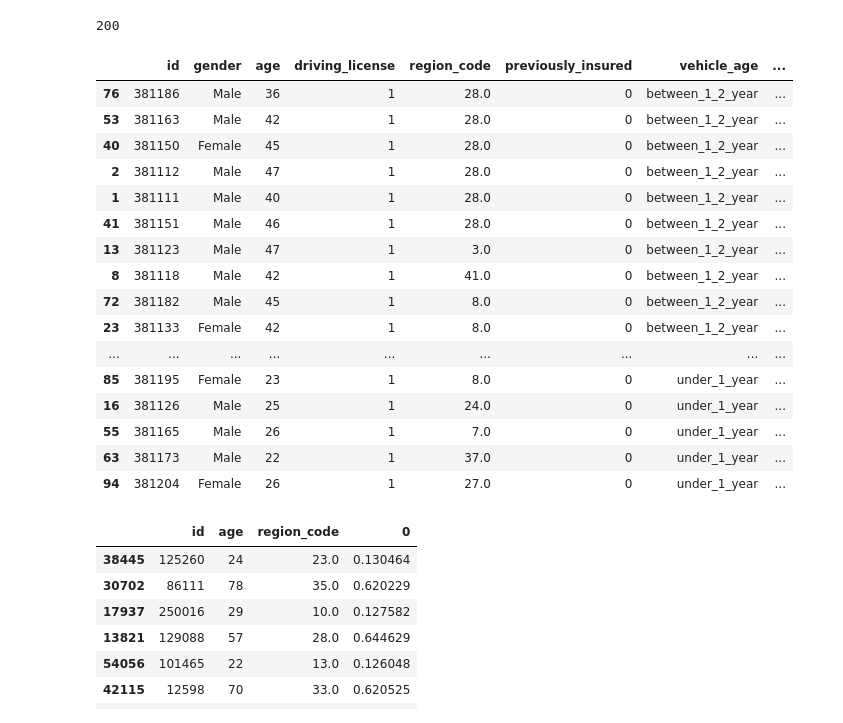
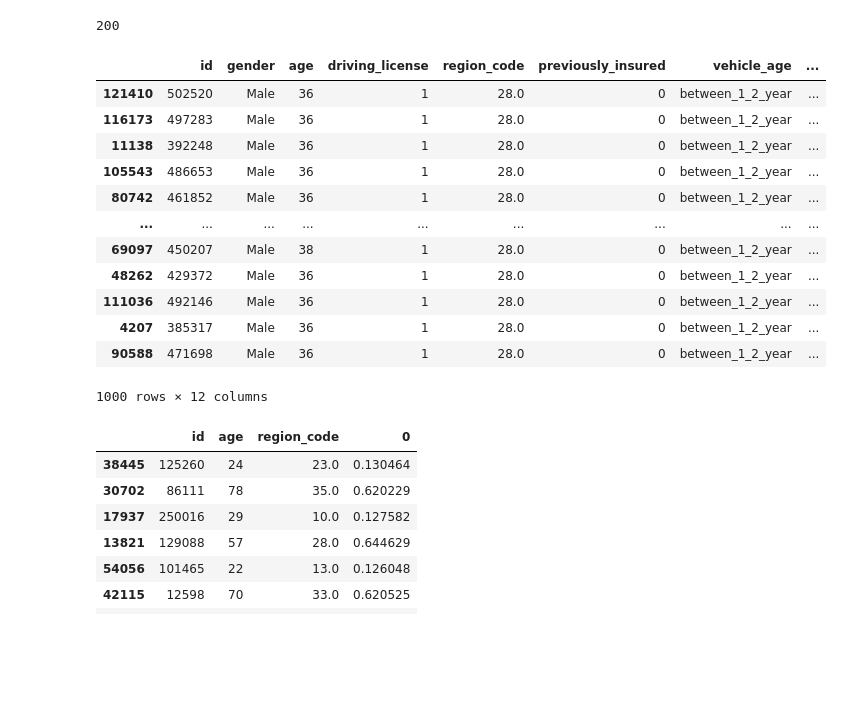
Before and after one commit to BrenoTeixeira/health_insurance_ranking, a Jupyter notebook: notebooks/cross_sell_models_and_results.ipynb, the cells around one changed output. Saved outputs shown, nothing was run; the diff lists cells and outputs as text; code cells hidden in the pictures; blank space fills up the shorter version.

```diff
--- a/notebooks/cross_sell_models_and_results.ipynb
+++ b/notebooks/cross_sell_models_and_results.ipynb
@@ -844,12 +818,12 @@ js.status_code
 # %% [output]
 200
 # %%
-data = pd.read_csv('../data/production.csv').iloc[:500]
+data = pd.read_csv('../data/production.csv')
 
 json = data.to_dict(orient='records')
 # %%
-url = 'https://cross-sell-api.onrender.com/predictions'
-
+#url = 'https://cross-sell-api.onrender.com/predictions'
+url = 'http://127.0.0.1:5000/predictions'
 header = {'Content-Type': 'application/json'}
 js_og = requests.post(url, json=json, headers=header)
 # %%
@@ -857,25 +831,21 @@ js_og.status_code
 # %% [output]
 200
 # %%
-pd.DataFrame(js_og.json()).iloc[:107].sort_values(by='proba_predictions', ascending=False).head(50)
+pd.DataFrame(js_og.json()).sort_values(by='proba_predictions', ascending=False).head(1000)
 # %% [output]
 |  | id | gender | age | driving_license | region_code | previously_insured | vehicle_age | ... |
-| 76 | 381186 | Male | 36 | 1 | 28.0 | 0 | between_1_2_year | ... |
-| 53 | 381163 | Male | 42 | 1 | 28.0 | 0 | between_1_2_year | ... |
-| 40 | 381150 | Female | 45 | 1 | 28.0 | 0 | between_1_2_year | ... |
-| 2 | 381112 | Male | 47 | 1 | 28.0 | 0 | between_1_2_year | ... |
-| 1 | 381111 | Male | 40 | 1 | 28.0 | 0 | between_1_2_year | ... |
-| 41 | 381151 | Male | 46 | 1 | 28.0 | 0 | between_1_2_year | ... |
-| 13 | 381123 | Male | 47 | 1 | 3.0 | 0 | between_1_2_year | ... |
-| 8 | 381118 | Male | 42 | 1 | 41.0 | 0 | between_1_2_year | ... |
-| 72 | 381182 | Male | 45 | 1 | 8.0 | 0 | between_1_2_year | ... |
-| 23 | 381133 | Female | 42 | 1 | 8.0 | 0 | between_1_2_year | ... |
+| 121410 | 502520 | Male | 36 | 1 | 28.0 | 0 | between_1_2_year | ... |
+| 116173 | 497283 | Male | 36 | 1 | 28.0 | 0 | between_1_2_year | ... |
+| 11138 | 392248 | Male | 36 | 1 | 28.0 | 0 | between_1_2_year | ... |
+| 105543 | 486653 | Male | 36 | 1 | 28.0 | 0 | between_1_2_year | ... |
+| 80742 | 461852 | Male | 36 | 1 | 28.0 | 0 | between_1_2_year | ... |
 | ... | ... | ... | ... | ... | ... | ... | ... | ... |
-| 85 | 381195 | Female | 23 | 1 | 8.0 | 0 | under_1_year | ... |
-| 16 | 381126 | Male | 25 | 1 | 24.0 | 0 | under_1_year | ... |
-| 55 | 381165 | Male | 26 | 1 | 7.0 | 0 | under_1_year | ... |
-| 63 | 381173 | Male | 22 | 1 | 37.0 | 0 | under_1_year | ... |
-| 94 | 381204 | Female | 26 | 1 | 27.0 | 0 | under_1_year | ... |
+| 69097 | 450207 | Male | 38 | 1 | 28.0 | 0 | between_1_2_year | ... |
+| 48262 | 429372 | Male | 36 | 1 | 28.0 | 0 | between_1_2_year | ... |
+| 111036 | 492146 | Male | 36 | 1 | 28.0 | 0 | between_1_2_year | ... |
+| 4207 | 385317 | Male | 36 | 1 | 28.0 | 0 | between_1_2_year | ... |
+| 90588 | 471698 | Male | 36 | 1 | 28.0 | 0 | between_1_2_year | ... |
+1000 rows × 12 columns
 # %%
 pd.concat([test, pd.Series(y_prob_tuned[:, 1])], axis=1)[['id', 'age','region_code', 0]].sample(50, random_state=0)
 # %% [output]
```
Also changed, not shown: parts of 2 cells of this notebook, 2 other files.
